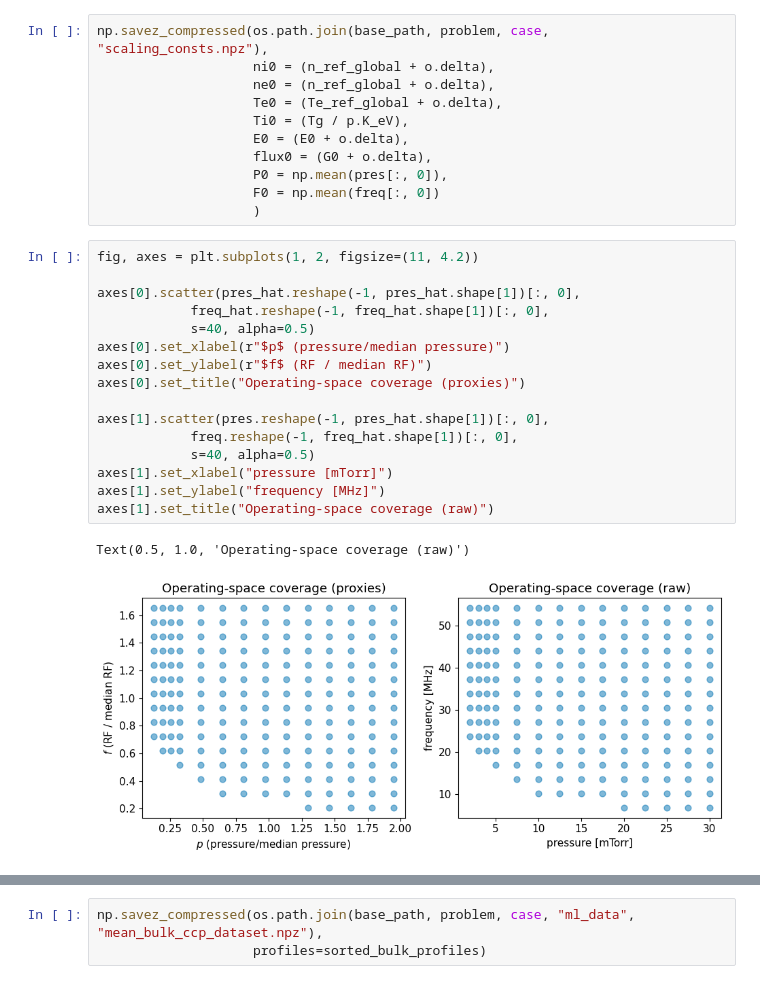
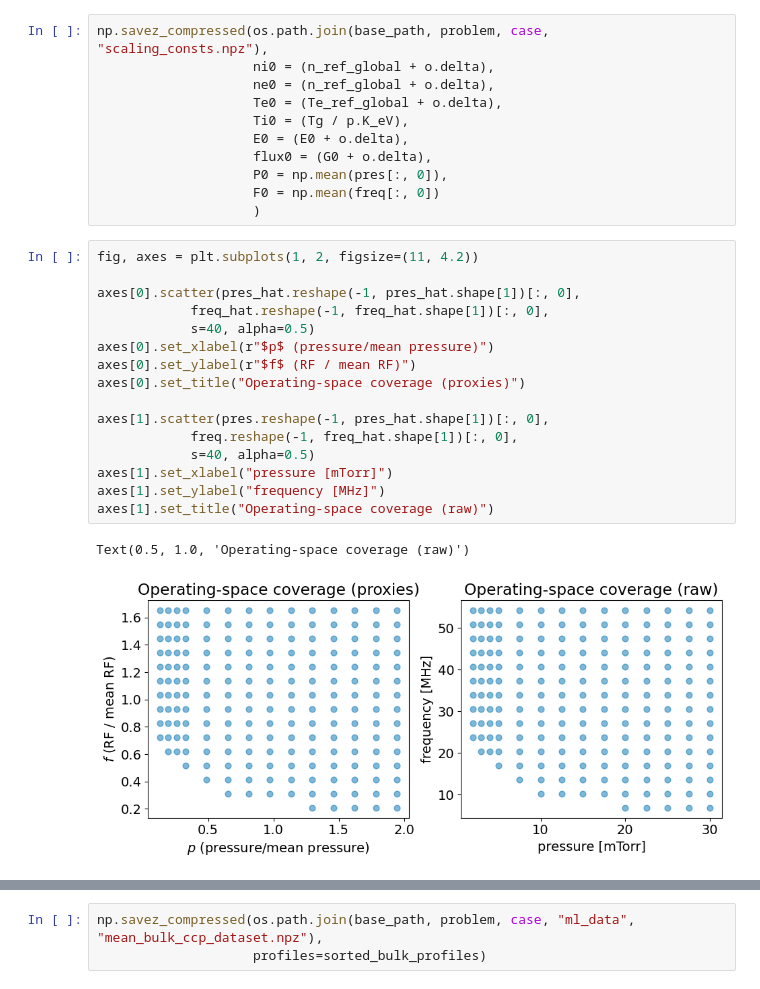
Before and after one commit to ssarwar/Pareto-Optimal-Sparse-Symbolic-Closures-in-LTPS, a Jupyter notebook: src/nondimensionalizing_profiles.ipynb, the cells around one changed output, grey strips where cells are left out. Drawn from its saved outputs; the diff is of its cells as text.

```diff
--- a/src/nondimensionalizing_profiles.ipynb
+++ b/src/nondimensionalizing_profiles.ipynb
@@ -357,22 +369,22 @@ np.savez_compressed(os.path.join(base_path, problem, case, "scaling_consts.npz")
 # %%
 fig, axes = plt.subplots(1, 2, figsize=(11, 4.2))
 
 axes[0].scatter(pres_hat.reshape(-1, pres_hat.shape[1])[:, 0],
             freq_hat.reshape(-1, freq_hat.shape[1])[:, 0],
             s=40, alpha=0.5)
-axes[0].set_xlabel(r"$p$ (pressure/median pressure)")
-axes[0].set_ylabel(r"$f$ (RF / median RF)")
+axes[0].set_xlabel(r"$p$ (pressure/mean pressure)")
+axes[0].set_ylabel(r"$f$ (RF / mean RF)")
 axes[0].set_title("Operating-space coverage (proxies)")
 
 axes[1].scatter(pres.reshape(-1, pres_hat.shape[1])[:, 0],
             freq.reshape(-1, freq_hat.shape[1])[:, 0],
             s=40, alpha=0.5)
 axes[1].set_xlabel("pressure [mTorr]")
 axes[1].set_ylabel("frequency [MHz]")
 axes[1].set_title("Operating-space coverage (raw)")
 # %% [output]
 Text(0.5, 1.0, 'Operating-space coverage (raw)')
-[figure, old version]
+[figure, new version]
 # %%
 q2_bulk = sorted_bulk_profiles[(p_bin == 0) & (f_bin == 1)]
 q1_bulk = sorted_bulk_profiles[(p_bin == 1) & (f_bin == 1)]
```
Also changed, not shown: parts of 6 cells of this notebook, 1 other file.
